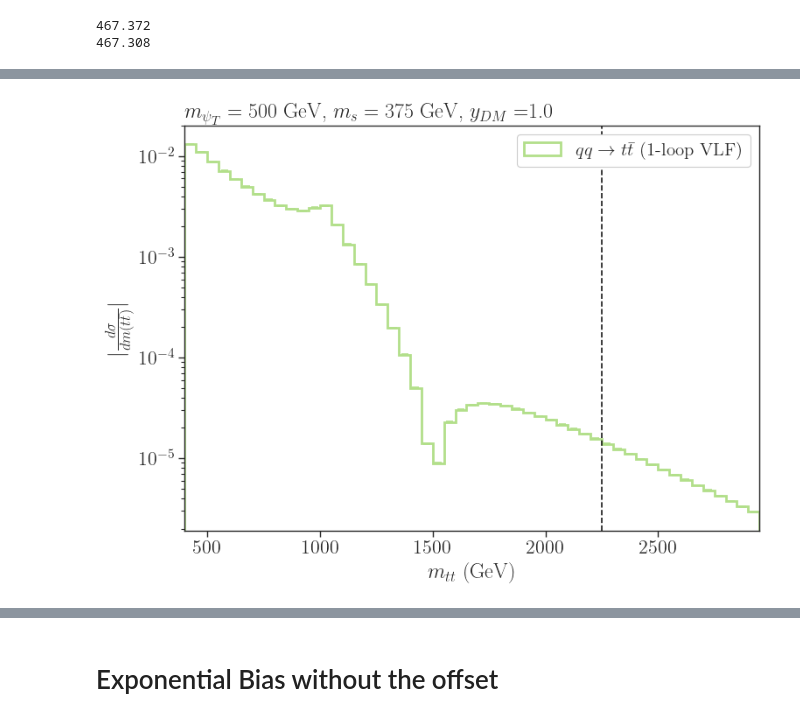
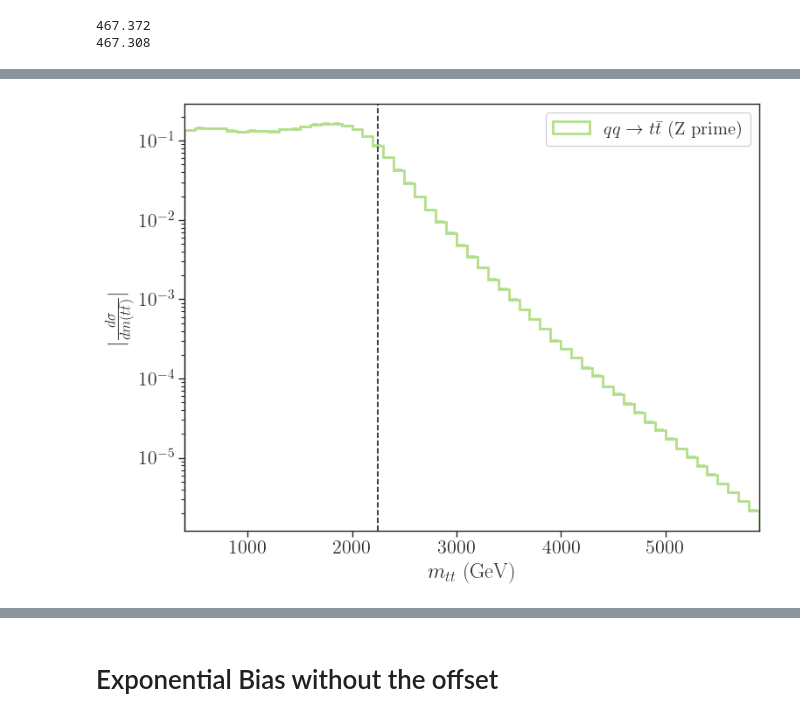
Before and after one commit to viniciusrocca/EFT_ToyModel, a Jupyter notebook: Plots/Distributions_FindingBias.ipynb, the cells around one changed output, grey strips where cells are left out. Saved outputs shown, nothing was run; the diff lists cells and outputs as text; code cells hidden in the pictures.

```diff
--- a/Plots/Distributions_FindingBias.ipynb
+++ b/Plots/Distributions_FindingBias.ipynb
@@ -87,0 +88,7 @@ print(select)
+# %%
+select = []
+for d in data:
+    if d['mZp'] == 2000.0:
+        select.append(d)
+
+print(select)
@@ -488,6 +578,6 @@ plt.show()
 # %%
 #Reading files with bias
-files = list(glob.glob('/home/vinicius/EFT_ToyModel/processFolders/Distributions/bias/UV_BSM/qq2ttbar_gs4_ydm2/run_exp/*.npz'))
+files = list(glob.glob('/home/vinicius/EFT_ToyModel/processFolders/Distributions/bias/z_prime/qq2ttbar_dmv4/*.npz'))
 #files = list(glob.glob('/home/vinicius/EFT_ToyModel/processFolders/Distributions/bias/*/qq2ttbar_gs4_ydm2/run_exp/*.npz'))
 #files = list(glob.glob('/home/vinicius/EFT_ToyModel/test/Distributions/bias/*/*/*.npz'))
 data_exp = []
@@ -497,11 +587,12 @@ for f in files:
     data_exp.append(aux)
 
 
-data_exp = sorted(data_exp, key=lambda d: d['mass_params'][0])
+#data_exp = sorted(data_exp, key=lambda d: d['mass_params'][0])
+data_exp = sorted(data_exp, key=lambda d: d['mZp'])
 # %%
 select1 = []
 for d in data_exp:
-    if d['mass_params'][0] == 500.0 and d['mass_params'][1] == 375.0:
+    if d['mass_params'][0] == 5500.0 and d['mass_params'][1] == 5490.0:
         select1.append(d)
 
 print(select1)
@@ -509,0 +601,7 @@ print(select1)
+# %%
+select1 = []
+for d in data_exp:
+    if d['mZp'] == 2000.0:
+        select1.append(d)
+
+print(select1)
@@ -581,12 +681,12 @@ plt.show()
 fig, ax = plt.subplots(figsize=(8, 6))
 
 # BSM masses
-mPsiT,mSDM = select1[0]['mass_params']
+#mPsiT,mSDM = select1[0]['mass_params']
 
 # Couping
-yDM = select1[0]['ydm']
+#yDM = select1[0]['ydm']
 
-bins = np.arange(400.,3000.,50.)
+bins = np.arange(400.,6000.,100.)
 
 #BSM plot arrays
 labels = []
@@ -617,36 +717,36 @@ for j,d in enumerate(select1):
         hErr,_ = np.histogram(d['mTT'],bins=bins,weights=(d['weights'])**2)
         hErr = np.sqrt(hErr)
         histsErr.append(hErr)
 
         # --- MODIFIED PART 2: Use 'ax' instead of 'axarr[0]' ---
         #Plotting the BSM hists
         aux = ax.hist(bins[:-1],weights=abs(h),label=labels[j],bins=bins,
                            color=c[j],alpha=1.0,histtype='step',
                            linewidth=2,fill=False,linestyle='solid')
 
         #Plotting the errors
         x = (bins[:-1]+bins[1:])/2.0
         y = aux[0]
         yErr = hErr
         ax.errorbar(x,aux[0], yerr = yErr,
                            color=c[j], fmt = 'none', capsize = 3, capthick = 1.2, barsabove = True)
 
 
 #Main plot configs
 ax.legend(framealpha=1.0,loc='upper right',fontsize=15)
-ax.set_title(r'$m_{\psi_T} = %1.0f$ GeV, $m_{s} = %1.0f$ GeV, $y_{DM} = $%1.1f' %(mPsiT,mSDM,yDM),
-                  loc='left')
+#ax.set_title(r'$m_{\psi_T} = %1.0f$ GeV, $m_{s} = %1.0f$ GeV, $y_{DM} = $%1.1f' %(mPsiT,mSDM,yDM),
+ #                 loc='left')
 ax.set_yscale('log')
 ax.set_ylabel(r'$|\frac{d \sigma}{d m(t\bar{t})}|$')
 ax.set_xlabel(r'$m_{tt}$ (GeV)') # Added x-label for the single plot
 ax.set_xlim(bins.min(),bins.max())
 ax.axvline(x=2250, color='k', linestyle='--')
 
 # Use tight_layout for automatic spacing
 plt.tight_layout()
 plt.show()
 # %% [output]
-[figure, old version]
+[figure, new version]
 # %%
 
 
```
Also changed, not shown: parts of 11 cells of this notebook, 5 other files.
